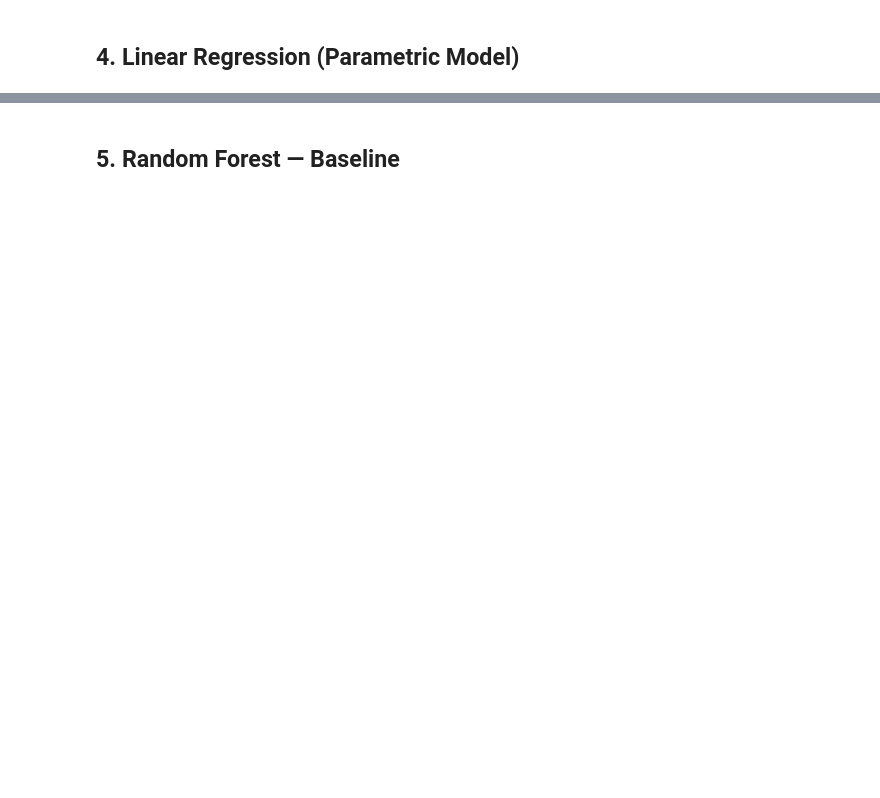
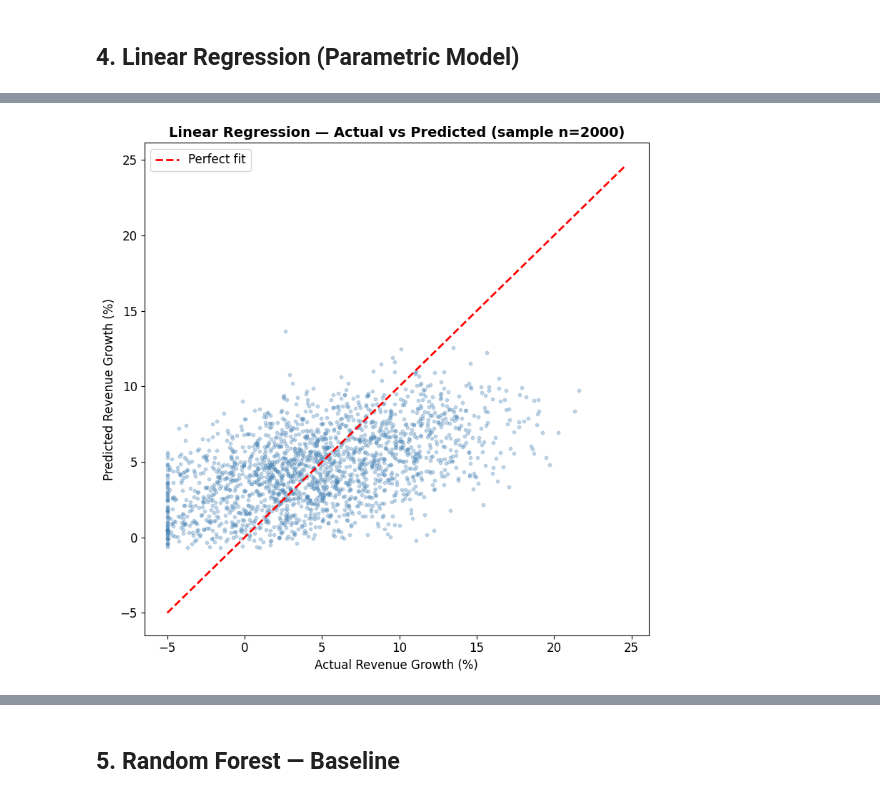
Before and after one commit to Braden357/buan390-final, a Jupyter notebook: notebooks/analysis.ipynb, the cells around one changed output, grey strips where cells are left out. Drawn from its saved outputs; the diff is of its cells as text; code cells hidden in the pictures; blank space fills up the shorter version.

```diff
--- a/notebooks/analysis.ipynb
+++ b/notebooks/analysis.ipynb
@@ -182,18 +242,19 @@ print(coef_df.to_string(index=False))
 # %%
-rng = np.random.default_rng(42)
-sample_idx = rng.choice(len(y_test), 2000, replace=False)
+sample_idx = np.random.choice(len(y_test), 2000, replace=False)
 y_test_arr = y_test.values
 plt.figure(figsize=(8, 8))
 plt.scatter(y_test_arr[sample_idx], y_pred_lr[sample_idx], alpha=0.3, color='steelblue', s=10)
 plt.plot([y_test_arr.min(), y_test_arr.max()],
          [y_test_arr.min(), y_test_arr.max()], 'r--', linewidth=2, label='Perfect fit')
 plt.title('Linear Regression — Actual vs Predicted (sample n=2000)', fontsize=14, fontweight='bold')
 plt.xlabel('Actual Revenue Growth (%)')
 plt.ylabel('Predicted Revenue Growth (%)')
 plt.legend()
 plt.tight_layout()
-plt.savefig(f'{FIG_DIR}/fig_lr_actual_vs_pred.png', dpi=150, bbox_inches='tight')
+plt.savefig('../report/fig_lr_actual_vs_pred.png', dpi=150, bbox_inches='tight')
 plt.show()
+# %% [output]
+[figure, added]
 # %%
 cv_scores_lr = cross_val_score(lr, X_train, y_train, cv=5, scoring='r2')
 print(f"LR 5-fold CV R²: {cv_scores_lr.mean():.4f} ± {cv_scores_lr.std():.4f}")
```
Also changed, not shown: parts of 18 cells of this notebook, 5 other files.
